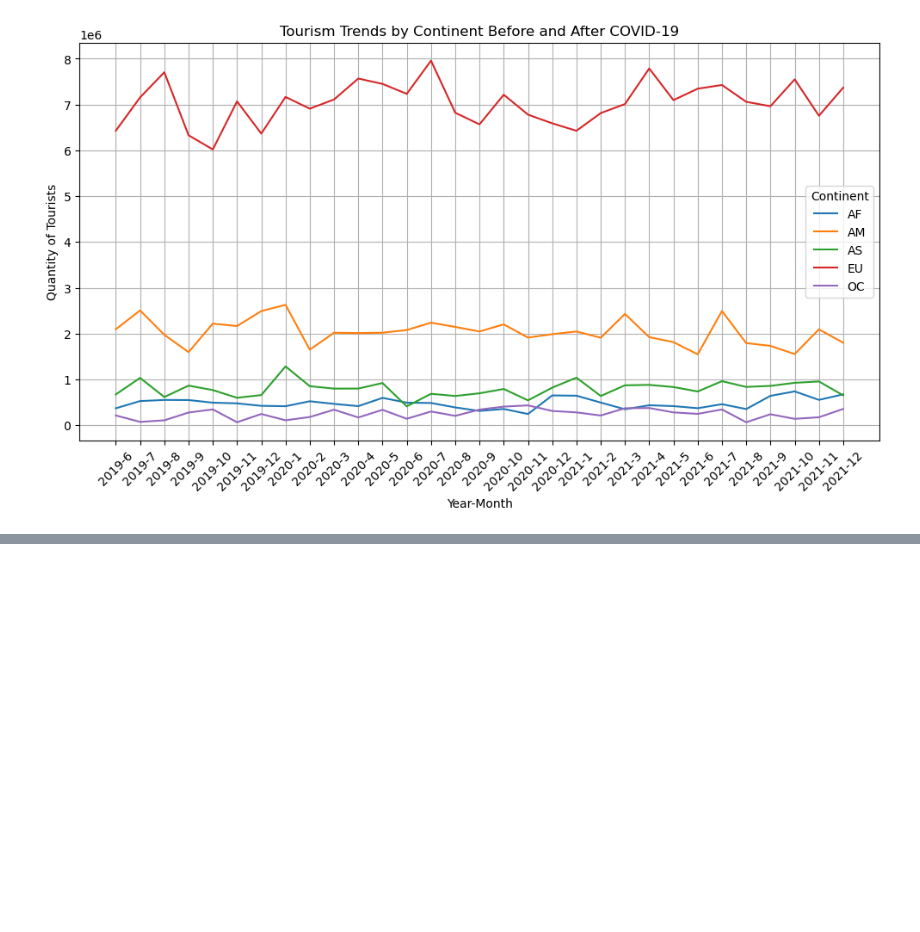
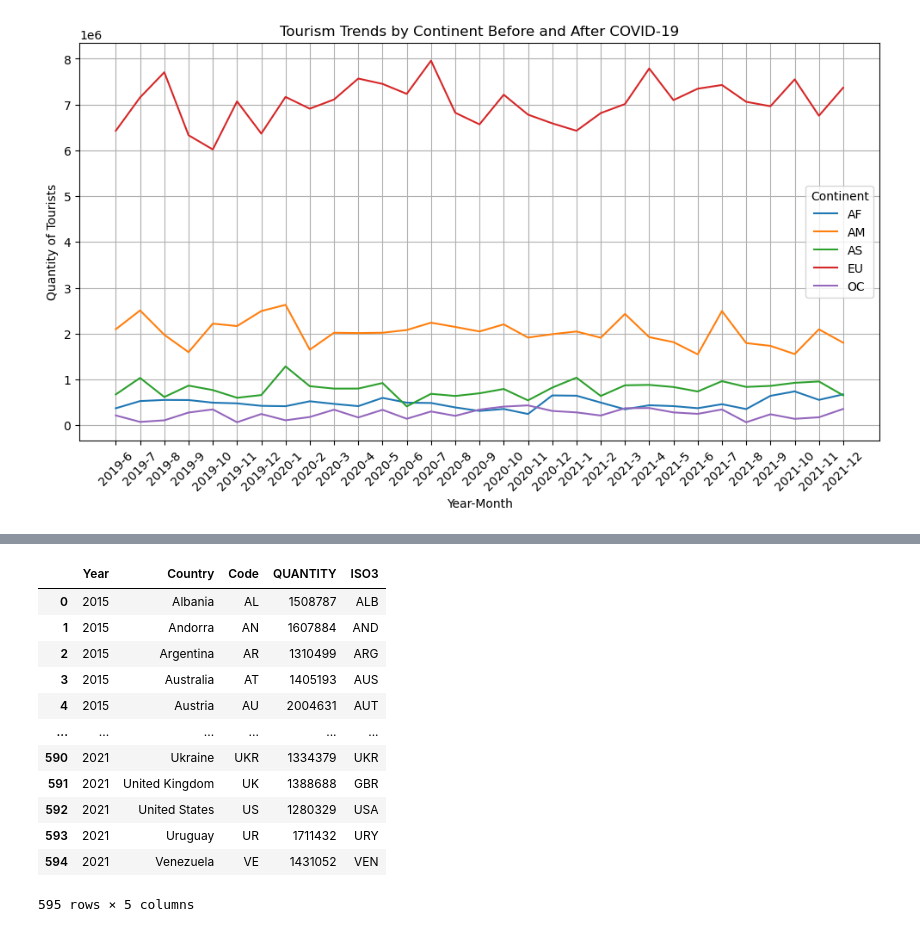
Before and after one commit to anapocai/Mooc_project, a Jupyter notebook: Project.ipynb, the cells around one changed output, grey strips where cells are left out. Saved outputs shown, nothing was run; the diff lists cells and outputs as text; code cells hidden in the pictures; blank space fills up the shorter version.

Commit message:
turism dahboard

```diff
--- a/Project.ipynb
+++ b/Project.ipynb
@@ -657,3 +655,10 @@ plt.grid(True)
 plt.show()
 # %% [output]
 [figure]
+# %%
+turism = pd.read_csv("turism.csv")
+europe_df = turism[turism['CONTINENT'] == 'EU']
+europe_df["DATE"] = pd.to_datetime(europe_df["DATE"])
+europe_df["Year"] = europe_df["DATE"].dt.year
+europe_yearly = europe_df.groupby(['Year', 'Code', 'Country'])['QUANTITY'].sum().reset_index()
+europe_yearly
@@ -659,0 +690,13 @@ plt.show()
+# %%
+import pycountry
+
+# Função para mapear nome do país para código ISO-3
+def get_iso3(country_name):
+    try:
+        return pycountry.countries.lookup(country_name).alpha_3
+    except:
+        return None  # se não encontrar, deixa vazio pra gente filtrar depois
+
+# Aplicar no DataFrame
+europe_yearly['ISO3'] = europe_yearly['Country'].apply(get_iso3)
+europe_yearly = europe_yearly.dropna(subset=['ISO3'])
@@ -659,0 +824,29 @@ plt.show()
+# %%
+turism['DATE'] = pd.to_datetime(turism['DATE'])
+turism['Year'] = turism['DATE'].dt.year
+sea_df = turism[turism['TRANSP. \nMETHOD'] == 'Sea']
+air_df = turism[turism['TRANSP. \nMETHOD'] == 'Air']
+
+sea_yearly = sea_df.groupby(['Year', 'Country', 'Code'])['QUANTITY'].sum().reset_index()
+sea_yearly['ISO3'] = sea_yearly['Country'].apply(get_iso3)
+
+
+air_yearly = air_df.groupby(['Year', 'Country', 'Code'])['QUANTITY'].sum().reset_index()
+air_yearly['ISO3'] = air_yearly['Country'].apply(get_iso3)
+air_yearly = air_yearly.dropna(subset=['ISO3'])
+# %%
+sea_yearly
+# %% [output]
+|  | Year | Country | Code | QUANTITY | ISO3 |
+| 0 | 2015 | Albania | AL | 1508787 | ALB |
+| 1 | 2015 | Andorra | AN | 1607884 | AND |
+| 2 | 2015 | Argentina | AR | 1310499 | ARG |
+| 3 | 2015 | Australia | AT | 1405193 | AUS |
+| 4 | 2015 | Austria | AU | 2004631 | AUT |
+| ... | ... | ... | ... | ... | ... |
+| 590 | 2021 | Ukraine | UKR | 1334379 | UKR |
+| 591 | 2021 | United Kingdom | UK | 1388688 | GBR |
+| 592 | 2021 | United States | US | 1280329 | USA |
+| 593 | 2021 | Uruguay | UR | 1711432 | URY |
+| 594 | 2021 | Venezuela | VE | 1431052 | VEN |
+595 rows × 5 columns
```
Also changed, not shown: parts of 31 cells of this notebook, 1 other file.
